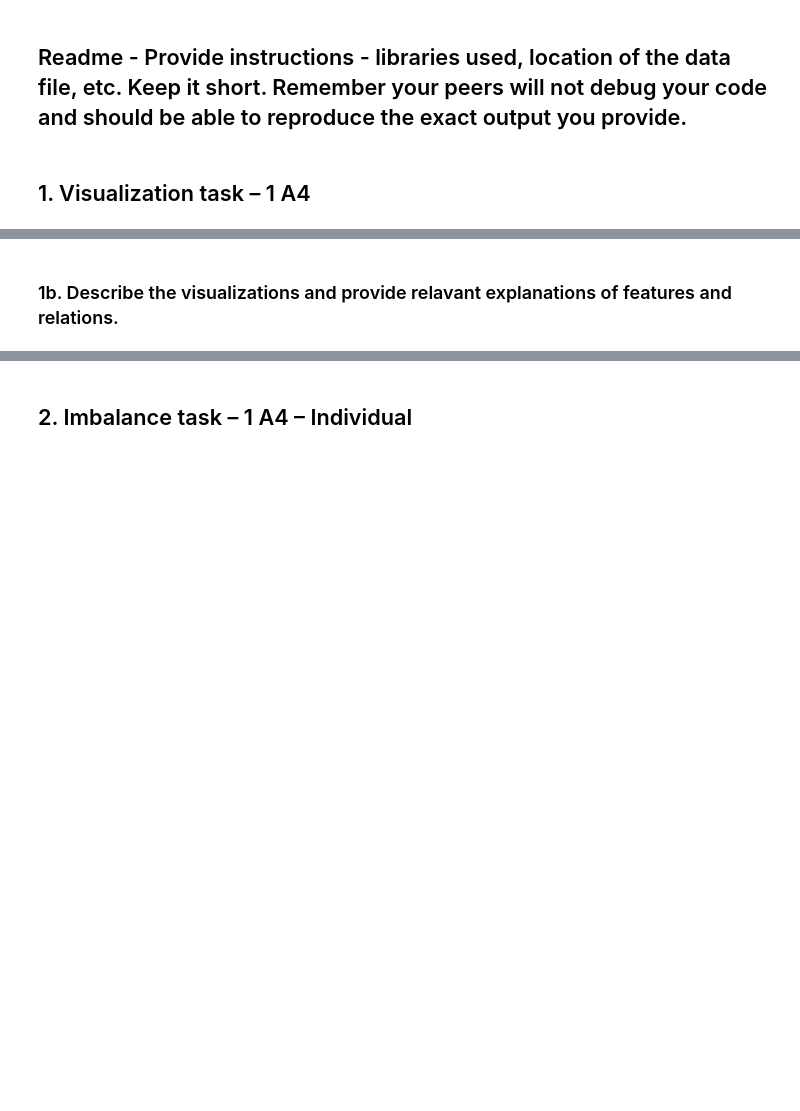
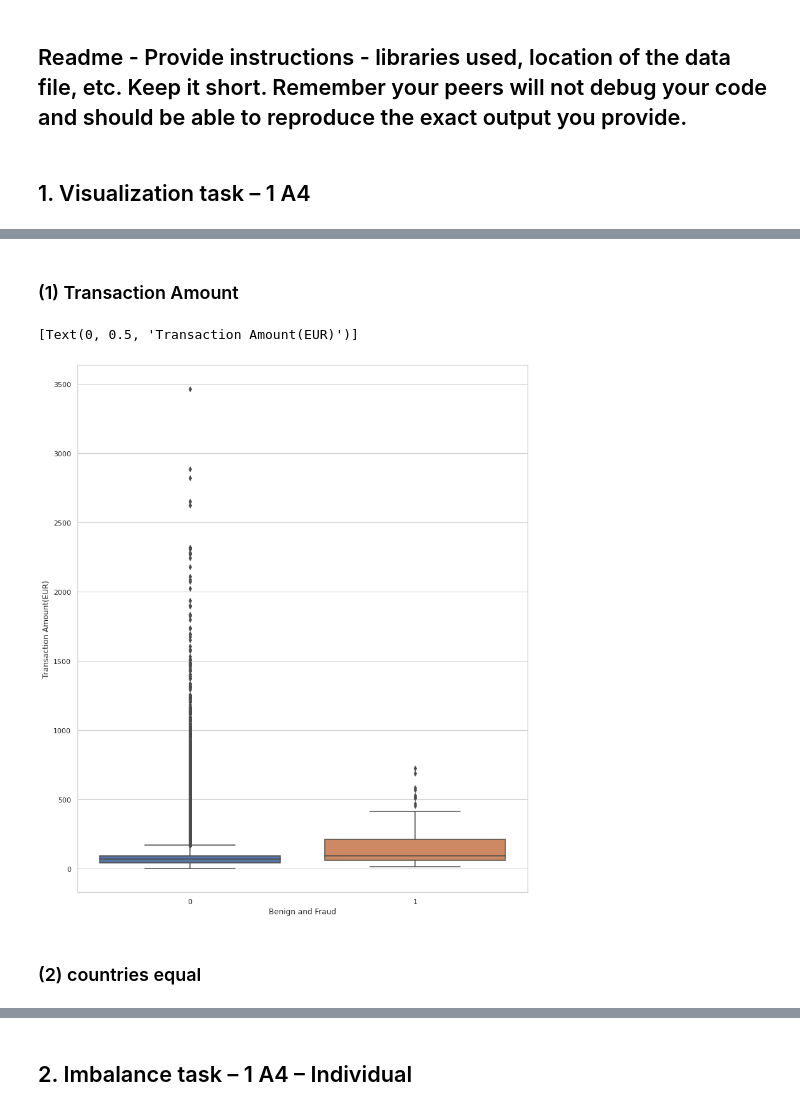
Before and after one commit to CarlosChu-c/CiberSecurityLab, a Jupyter notebook: lab1/Lab1-2021.ipynb, the cells around one changed output, grey strips where cells are left out. Drawn from its saved outputs; the diff is of its cells as text; code cells hidden in the pictures; blank space fills up the shorter version.

Commit message:
add visuals example

```diff
--- a/lab1/Lab1-2021.ipynb
+++ b/lab1/Lab1-2021.ipynb
@@ -152,2 +181,15 @@ df_src.loc[df_src['countries_equal'] == True,'countries_equal'] = 1
-# %% [markdown]
-### 1b. Describe the visualizations and provide relavant explanations of features and relations.
+# %% [markdown]
+### (1) Transaction Amount
+# %%
+df_amount = df_src[['label', 'amount_eur']]
+sns.set(rc={'figure.figsize':(12.7,15.27)})
+sns.set_style("whitegrid")
+
+ax = sns.boxplot(x='label',y='amount_eur', data=df_amount)
+ax.set(xlabel = "Benign and Fraud")
+ax.set(ylabel = "Transaction Amount(EUR)")
+# %% [output]
+[Text(0, 0.5, 'Transaction Amount(EUR)')]
+[figure, added]
+# %% [markdown]
+### (2) countries equal
```
Also changed, not shown: parts of 5 cells of this notebook.
